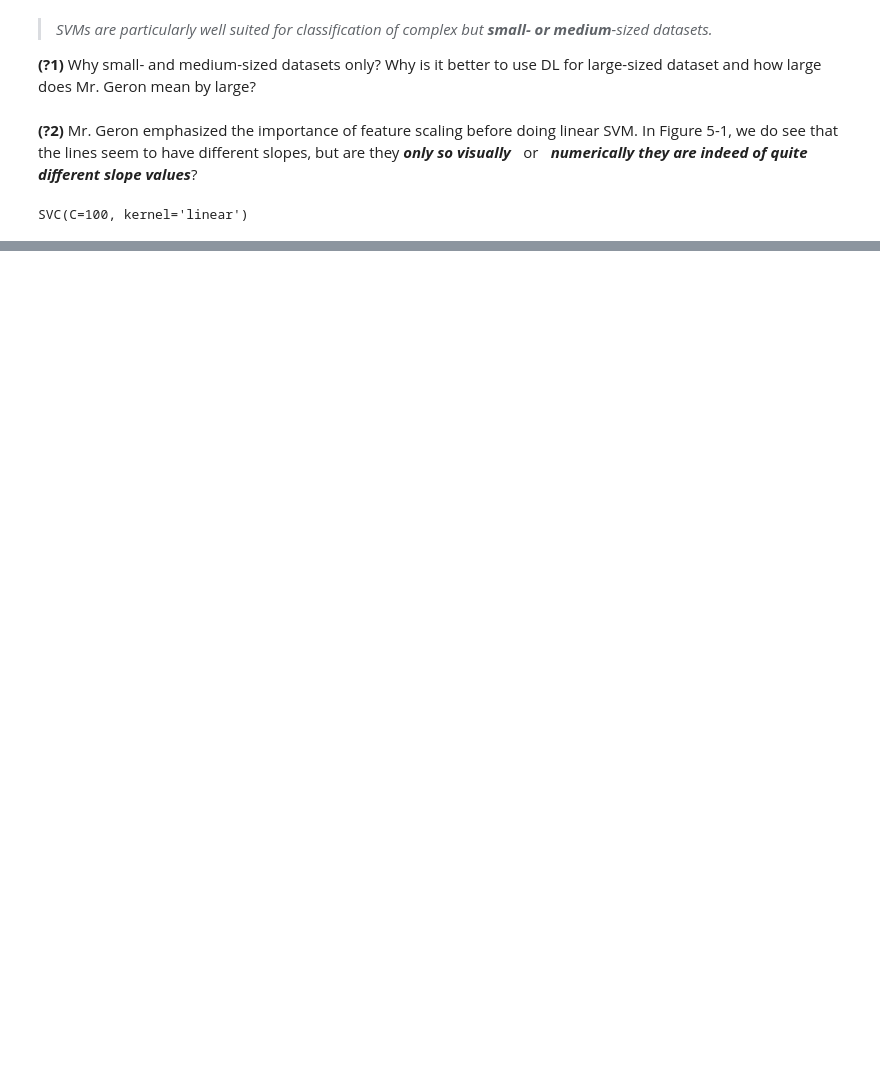
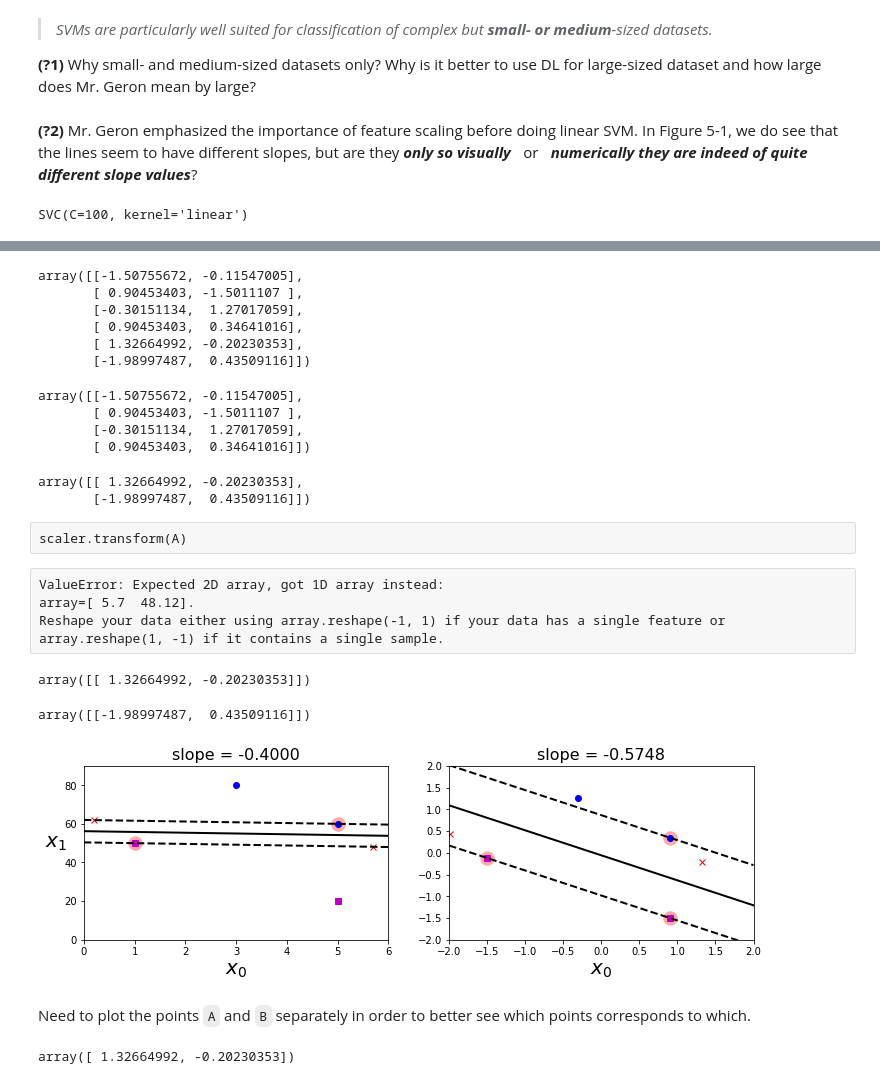
Before and after one commit to phunc20/homl, a Jupyter notebook: 1e/05-SVM/01_linear_SVM.ipynb, the cells around one changed output, grey strips where cells are left out. Drawn from its saved outputs; the diff is of its cells as text; code cells hidden in the pictures; blank space fills up the shorter version.

```diff
--- a/1e/05-SVM/01_linear_SVM.ipynb
+++ b/1e/05-SVM/01_linear_SVM.ipynb
@@ -43,0 +138,73 @@ SVC(C=100, kernel='linear')
+# %%
+scaler.transform(X_aug)
+# %% [output]
+array([[-1.50755672, -0.11547005],
+       [ 0.90453403, -1.5011107 ],
+       [-0.30151134,  1.27017059],
+       [ 0.90453403,  0.34641016],
+       [ 1.32664992, -0.20230353],
+       [-1.98997487,  0.43509116]])
+# %%
+X_scaled
+# %% [output]
+array([[-1.50755672, -0.11547005],
+       [ 0.90453403, -1.5011107 ],
+       [-0.30151134,  1.27017059],
+       [ 0.90453403,  0.34641016]])
+# %%
+scaler.transform(extra_data)
+# %% [output]
+array([[ 1.32664992, -0.20230353],
+       [-1.98997487,  0.43509116]])
+# %% [raw]
+scaler.transform(A)
+# %% [raw]
+ValueError: Expected 2D array, got 1D array instead:
+array=[ 5.7  48.12].
+Reshape your data either using array.reshape(-1, 1) if your data has a single feature or array.reshape(1, -1) if it contains a single sample.
+# %%
+scaler.transform([A])
+# %% [output]
+array([[ 1.32664992, -0.20230353]])
+# %%
+scaler.transform([B])
+# %% [output]
+array([[-1.98997487,  0.43509116]])
+# %%
+plt.figure(figsize=(12,3.2))
+plt.subplot(121)
+plt.plot(Xs[:, 0][ys==1], Xs[:, 1][ys==1], "bo")
+plt.plot(Xs[:, 0][ys==0], Xs[:, 1][ys==0], "ms")
+#plt.plot(X_aug[-2:, 0], X_aug[-2:, 1], "rx")
+plt.plot(extra_data[:, 0], extra_data[:, 1], "rx")
+plot_svc_decision_boundary(svm_clf, 0, 6)
+plt.xlabel("$x_0$", fontsize=20)
+plt.ylabel("$x_1$  ", fontsize=20, rotation=0)
+w0, w1 = svm_clf.coef_[0]
+slope = - w0/w1
+plt.title(f"slope = {slope:.4f}", fontsize=16)
+plt.axis([0, 6, 0, 90]);
+
+#A_scaled = scaler.transform([A])[0]
+#B_scaled = scaler.transform([B])[0]
+extra_data_scaled = scaler.transform(extra_data)
+
+plt.subplot(122)
+plt.plot(X_scaled[:, 0][ys==1], X_scaled[:, 1][ys==1], "bo")
+plt.plot(X_scaled[:, 0][ys==0], X_scaled[:, 1][ys==0], "ms")
+plt.plot(extra_data_scaled[:, 0], extra_data_scaled[:, 1], "rx")
+plot_svc_decision_boundary(scaled_svm_clf, -2, 2)
+plt.xlabel("$x_0$", fontsize=20)
+w0, w1 = scaled_svm_clf.coef_[0]
+scaled_slope = - w0/w1
+plt.title(f"slope = {scaled_slope:.4f}", fontsize=16)
+plt.axis([-2, 2, -2, 2]);
+# %% [output]
+[figure, added]
+# %% [markdown]
+Need to plot the points `A` and `B` separately in order to better see which points corresponds to which.
+# %%
+A_scaled = scaler.transform([A])[0]
+A_scaled
+# %% [output]
+array([ 1.32664992, -0.20230353])
```
Also changed, not shown: parts of 11 cells of this notebook, 2 other files.
